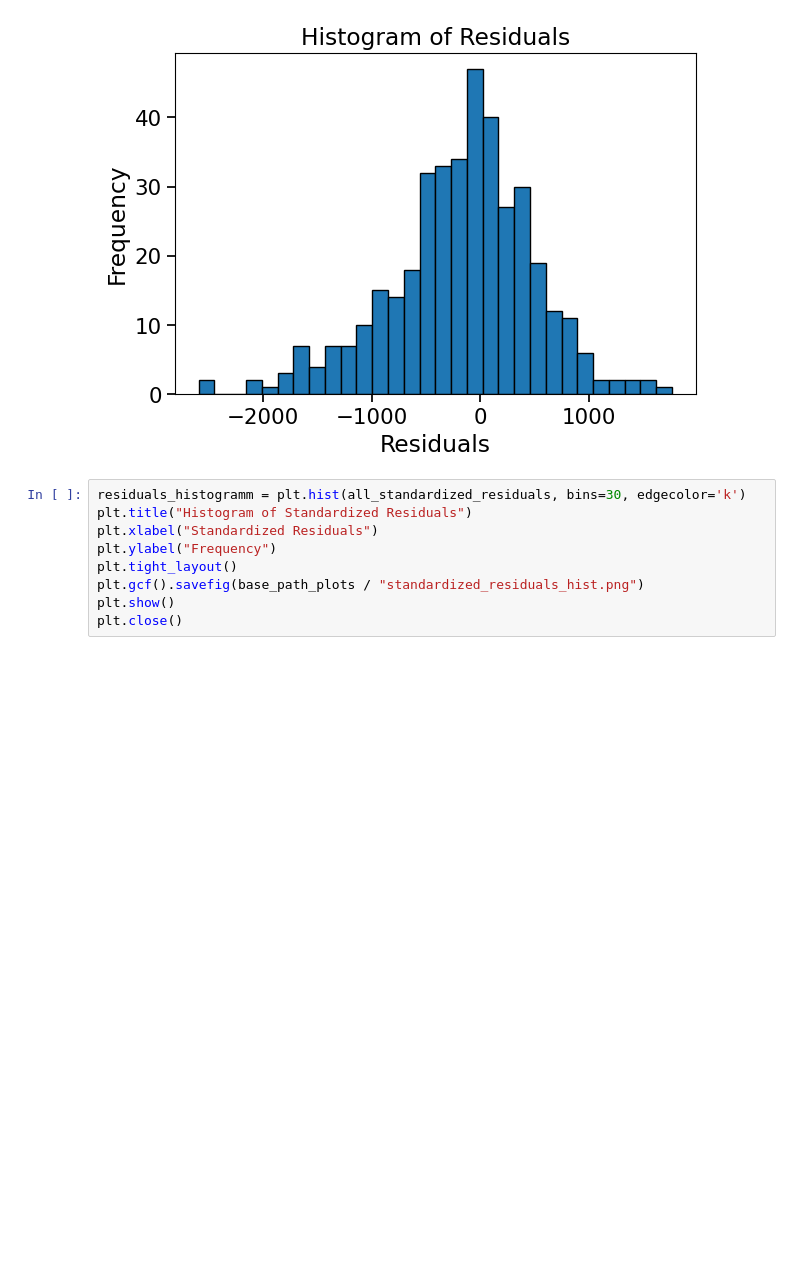
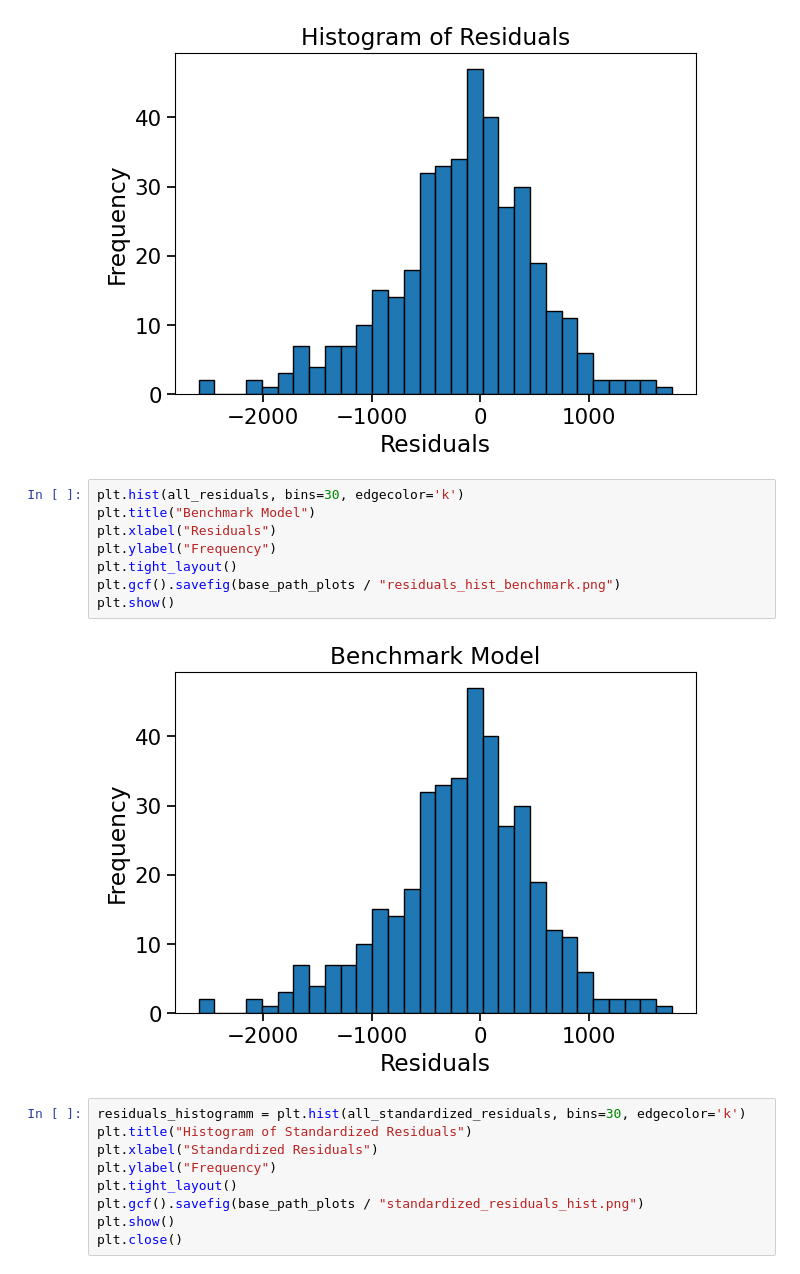
Before and after one commit to AnnaStiegler/Probabilistic-Forecasting-of-Bicycle-Counts-in-Karlsruhe-with-Neural-Networks, a Jupyter notebook: Code/(04) Benchmarking.ipynb, the cells around one changed output. Drawn from its saved outputs; the diff is of its cells as text; blank space fills up the shorter version.

Commit message:
some plot improvements

```diff
--- a/Code/(04) Benchmarking.ipynb
+++ b/Code/(04) Benchmarking.ipynb
@@ -946,6 +946,16 @@ plt.gcf().savefig(base_path_plots / "residuals_hist.png")
 plt.show()
 # %% [output]
 [figure]
+# %%
+plt.hist(all_residuals, bins=30, edgecolor='k')
+plt.title("Benchmark Model")
+plt.xlabel("Residuals")
+plt.ylabel("Frequency")
+plt.tight_layout()
+plt.gcf().savefig(base_path_plots / "residuals_hist_benchmark.png")
+plt.show()
+# %% [output]
+[figure, added]
 # %%
 residuals_histogramm = plt.hist(all_standardized_residuals, bins=30, edgecolor='k')
 plt.title("Histogram of Standardized Residuals")
```
Also changed, not shown: 3 other files.
